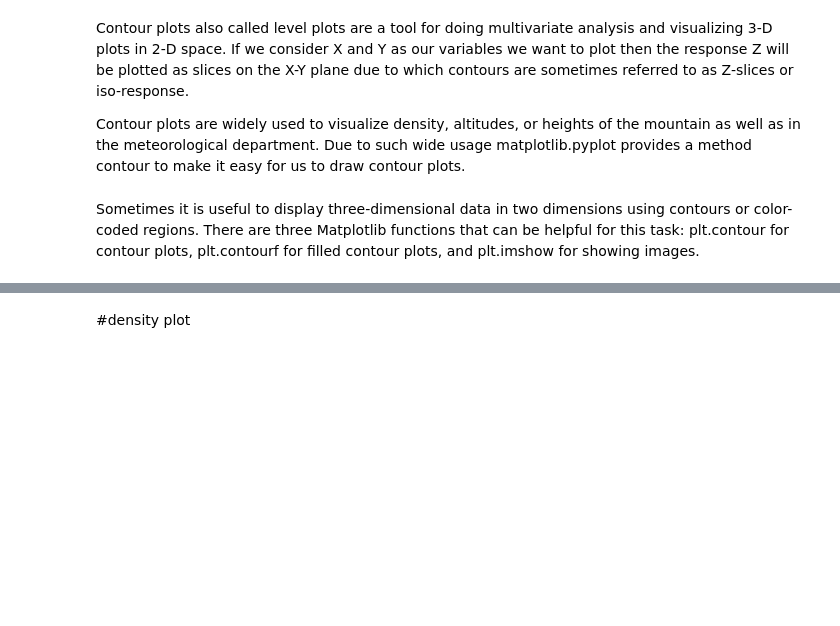
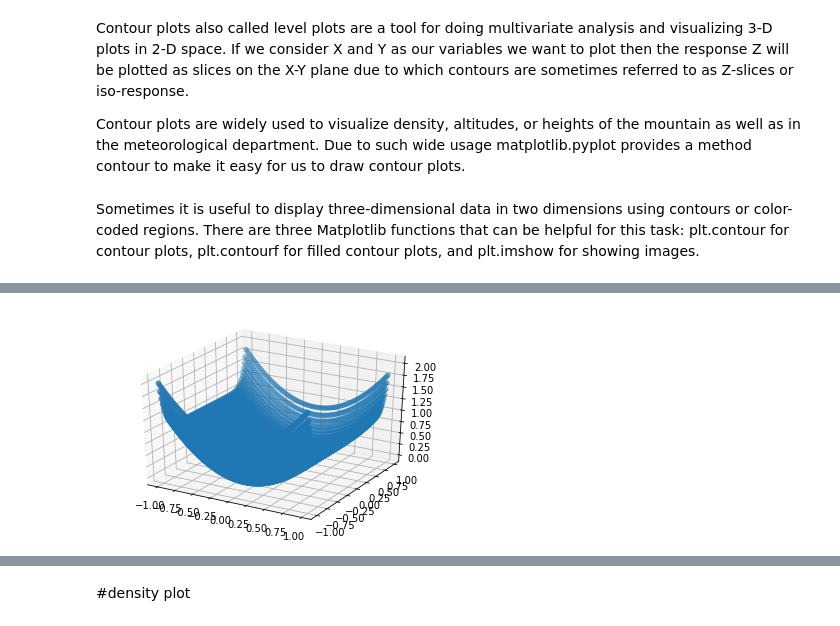
Before and after one commit to kkousar/class-work, a Jupyter notebook: plots.ipynb, the cells around one changed output, grey strips where cells are left out. Saved outputs shown, nothing was run; the diff lists cells and outputs as text; code cells hidden in the pictures; blank space fills up the shorter version.

```diff
--- a/plots.ipynb
+++ b/plots.ipynb
@@ -155,21 +162,24 @@ plt.show()
 # %%
 import numpy as np
 import pandas as pd
 import matplotlib.pyplot as plt
 from mpl_toolkits.mplot3d import Axes3D
 
 a = np.array([1, 2, 3])
 b = np.array([4, 5, 6, 7])
 
 a, b = np.meshgrid(a, b)
 
 # surface plot for a**2 + b**2
 a = np.arange(-1, 1, 0.02)
 b = a
 a, b = np.meshgrid(a, b)
 
 fig = plt.figure()
 axes = fig.gca(projection ='3d')
-axes.contour(a, b, a**2 + b**2)
+#axes.contourf(a, b, a**2 + b**2)
+axes.scatter(a,b,a**2 + b**10)
 
 plt.show()
+# %% [output]
+[figure, added]
```
Also changed, not shown: parts of 5 cells of this notebook.
